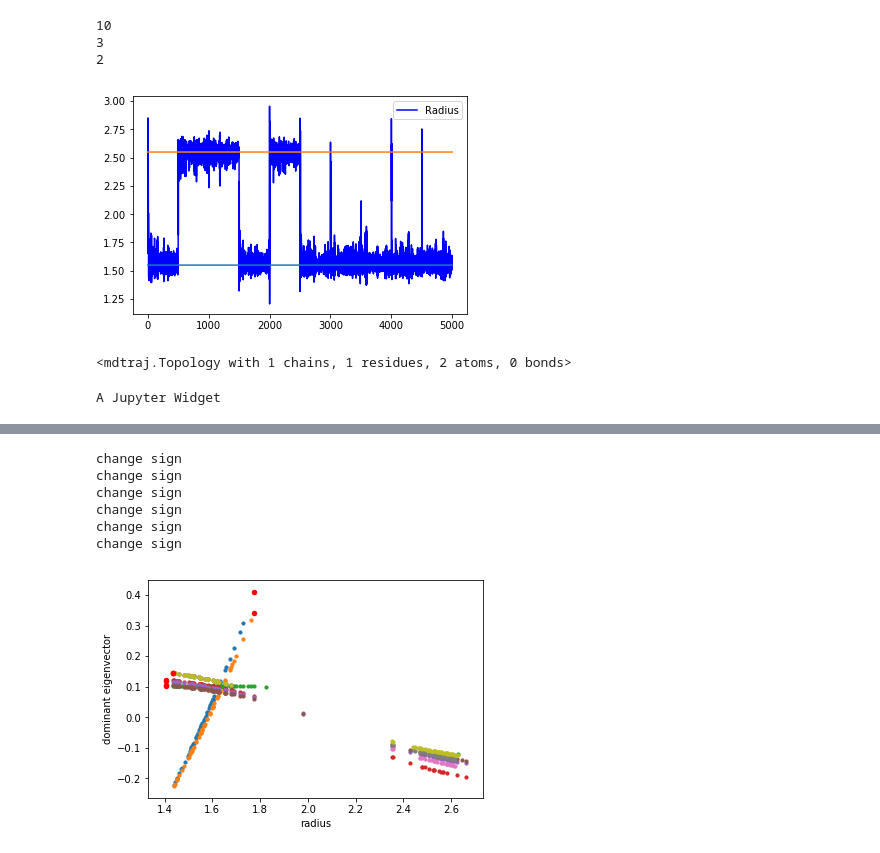
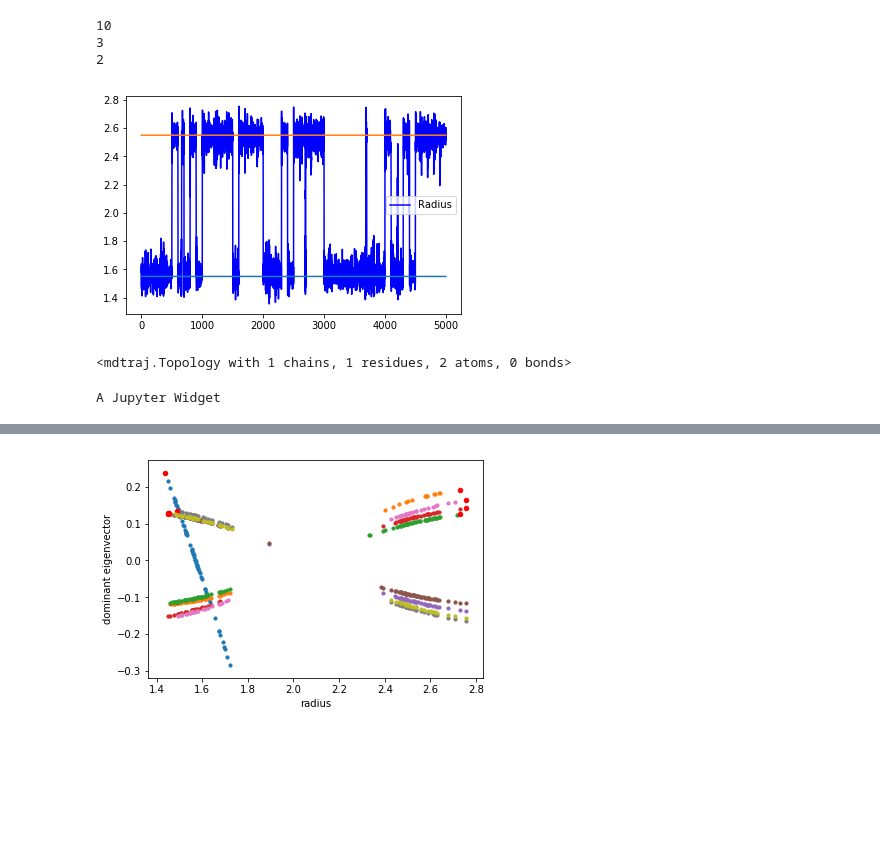
Before and after one commit to ZofiaTr/DFM, a Jupyter notebook: interactivePython/post_proc_dimer_frontierPointsEvolution.ipynb, the cells around one changed output, grey strips where cells are left out. Drawn from its saved outputs; the diff is of its cells as text; code cells hidden in the pictures; blank space fills up the shorter version.

Commit message:
comment out sign change

```diff
--- a/interactivePython/post_proc_dimer_frontierPointsEvolution.ipynb
+++ b/interactivePython/post_proc_dimer_frontierPointsEvolution.ipynb
@@ -136,9 +136,9 @@ def loadData(fileName):
 
     return X, traj
 # %%
-#nameData = '/Users/zofia/github/DFM/Data/frontier_points_change_temperature/Traj/'
+nameData = '/Users/zofia/github/DFM/Data/frontier_points_change_temperature/Traj/'
 #nameData = '/Users/zofia/github/DFM/Data/frontier_points/Traj/'
-nameData = '/Users/zofia/github/DFM/Data/Std/Traj/'
+#nameData = '/Users/zofia/github/DFM/Data/Std/Traj/'
 
 X_FT, traj_FT = loadData(nameData)
 # %% [output]
@@ -199,7 +199,7 @@ plt.legend(['Radius'])
 
 plt.show()
 # %% [output]
-[figure, old version]
+[figure, new version]
 # %%
 #---------- VISUALISATION OF THE MOLECULE
 #align according to first frame
@@ -457,30 +457,24 @@ neighbor graph done
 # %%
 #plot eigenvectors with respect to every iteration
 sign1=np.sign(V1iref[0][0])
 
 for count in range(len(traj)-1):
-        sign=np.sign(V1iref[count][0])
-        #print(sign)
-        if(sign==sign1):
+#         sign=np.sign(V1iref[count][0])
+#         #print(sign)
+#         if(sign==sign1):
 
-            pass
-        else:
-            print('change sign')
-            V1iref[count]=-1*V1iref[count]
+#             pass
+#         else:
+#             print('change sign')
+#             V1iref[count]=-1*V1iref[count]
         maxV1idx = np.argmax(V1iref[count])
         plt.scatter(radius(Xiref[count]), V1iref[count], s=10)
         plt.scatter(radius1point(Xiref[count][maxV1idx]), V1iref[count][maxV1idx],c='r',  s=20)
         plt.xlabel('radius')
         plt.ylabel('dominant eigenvector')
 plt.show()
 # %% [output]
-change sign
-change sign
-change sign
-change sign
-change sign
-change sign
-[figure, old version]
+[figure, new version]
 # %%
 #plot trajectories with respect to every iteration
 
```
Also changed, not shown: parts of 2 cells of this notebook.
